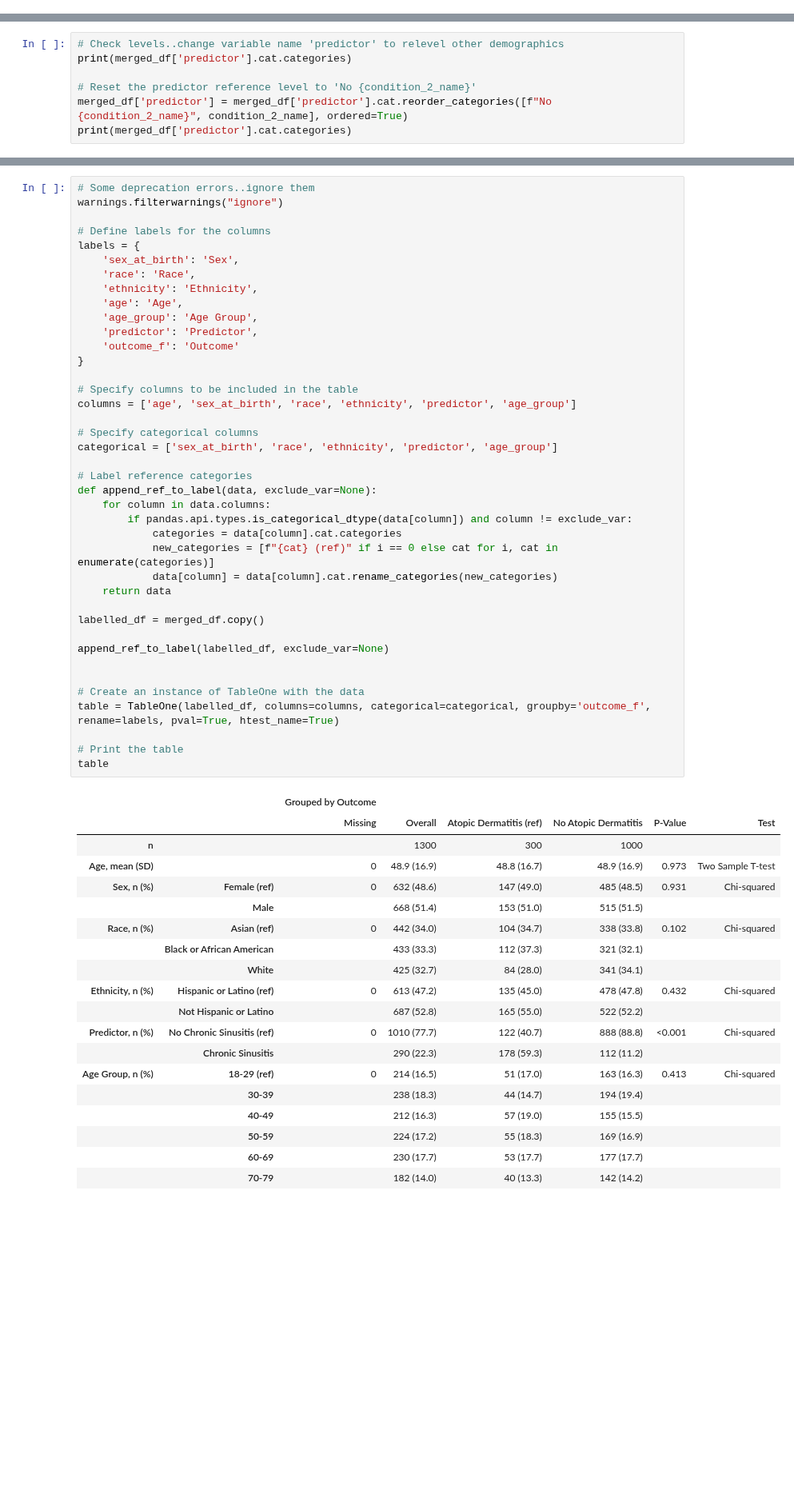
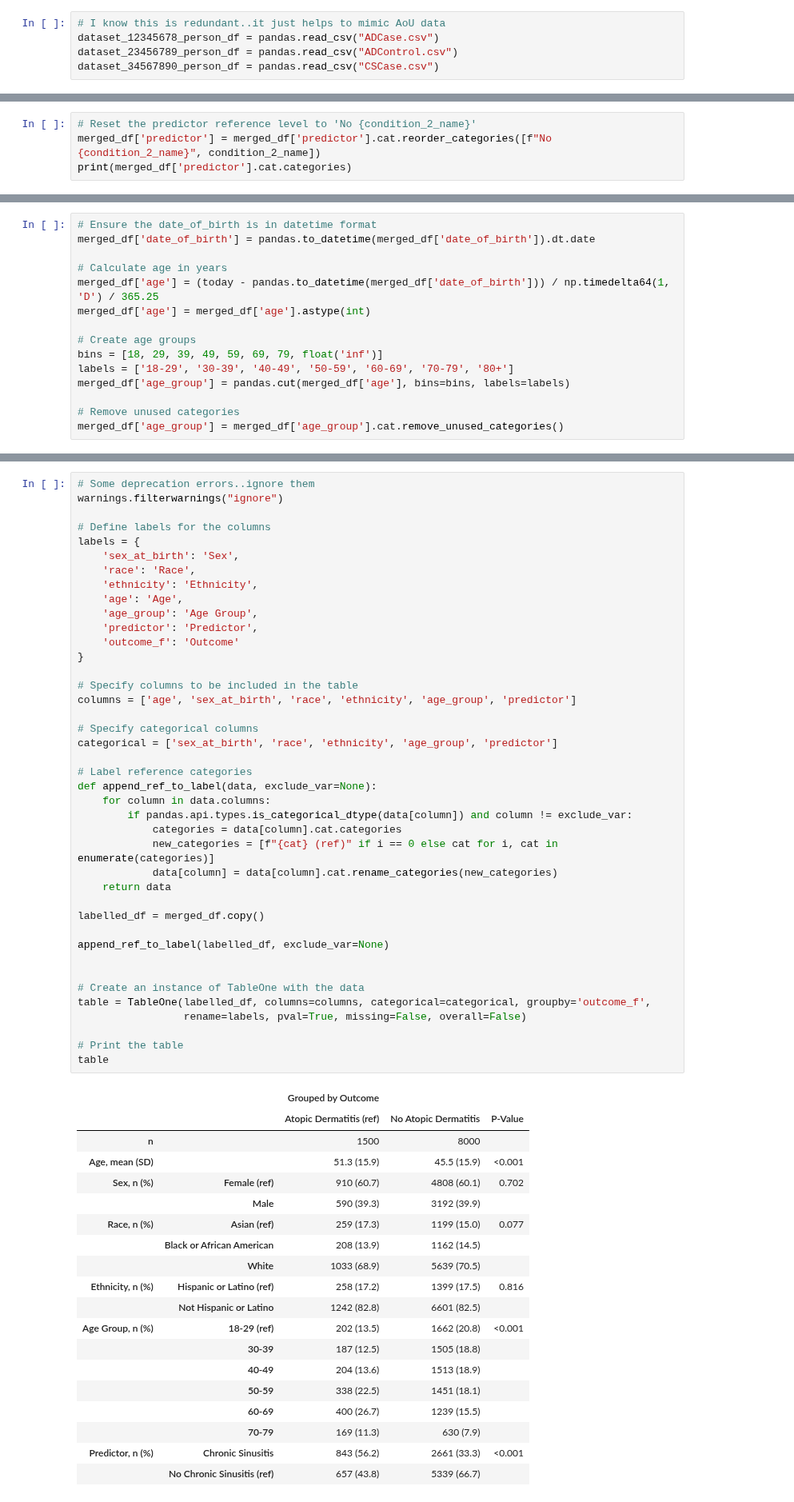
Before and after one commit to AlexisCenname/HSLSCodeTemplates, a Jupyter notebook: Python-Association-SyntheticData.ipynb, the cells around one changed output, grey strips where cells are left out. Shown at 80% size. Drawn from its saved outputs; the diff is of its cells as text; blank space fills up the shorter version.

```diff
--- a/Python-Association-SyntheticData.ipynb
+++ b/Python-Association-SyntheticData.ipynb
@@ -257 +198,6 @@ dataset_34567890_person_df = pandas.DataFrame({
+# %%
+# I know this is redundant..it just helps to mimic AoU data
+dataset_12345678_person_df = pandas.read_csv("ADCase.csv")
+dataset_23456789_person_df = pandas.read_csv("ADControl.csv")
+dataset_34567890_person_df = pandas.read_csv("CSCase.csv")
 # %% [markdown]
@@ -469,10 +419,7 @@ merged_df['outcome_f'] = merged_df['outcome_f'].astype('category')
 # %%
-# Check levels..change variable name 'predictor' to relevel other demographics
+# Reset the predictor reference level to 'No {condition_2_name}'
+merged_df['predictor'] = merged_df['predictor'].cat.reorder_categories([f"No {condition_2_name}", condition_2_name])
 print(merged_df['predictor'].cat.categories)
-
-# Reset the predictor reference level to 'No {condition_2_name}'
-merged_df['predictor'] = merged_df['predictor'].cat.reorder_categories([f"No {condition_2_name}", condition_2_name], ordered=True)
-print(merged_df['predictor'].cat.categories)
 # %% [output]
 Index(['Chronic Sinusitis', 'No Chronic Sinusitis'], dtype='object')
 Index(['No Chronic Sinusitis', 'Chronic Sinusitis'], dtype='object')
@@ -518 +453,16 @@ merged_df['age_group'] = merged_df['age_group'].cat.remove_unused_categories()
+# %%
+# Ensure the date_of_birth is in datetime format
+merged_df['date_of_birth'] = pandas.to_datetime(merged_df['date_of_birth']).dt.date
+
+# Calculate age in years
+merged_df['age'] = (today - pandas.to_datetime(merged_df['date_of_birth'])) / np.timedelta64(1, 'D') / 365.25
+merged_df['age'] = merged_df['age'].astype(int)
+
+# Create age groups
+bins = [18, 29, 39, 49, 59, 69, 79, float('inf')]
+labels = ['18-29', '30-39', '40-49', '50-59', '60-69', '70-79', '80+']
+merged_df['age_group'] = pandas.cut(merged_df['age'], bins=bins, labels=labels)
+
+# Remove unused categories
+merged_df['age_group'] = merged_df['age_group'].cat.remove_unused_categories()
 # %% [markdown]
@@ -572,52 +539,53 @@ labels = {
     'ethnicity': 'Ethnicity',
     'age': 'Age',
     'age_group': 'Age Group',
     'predictor': 'Predictor',
     'outcome_f': 'Outcome'
 }
 
 # Specify columns to be included in the table
-columns = ['age', 'sex_at_birth', 'race', 'ethnicity', 'predictor', 'age_group']
+columns = ['age', 'sex_at_birth', 'race', 'ethnicity', 'age_group', 'predictor']
 
 # Specify categorical columns
-categorical = ['sex_at_birth', 'race', 'ethnicity', 'predictor', 'age_group']
+categorical = ['sex_at_birth', 'race', 'ethnicity', 'age_group', 'predictor']
 
 # Label reference categories
 def append_ref_to_label(data, exclude_var=None):
     for column in data.columns:
         if pandas.api.types.is_categorical_dtype(data[column]) and column != exclude_var:
             categories = data[column].cat.categories
             new_categories = [f"{cat} (ref)" if i == 0 else cat for i, cat in enumerate(categories)]
             data[column] = data[column].cat.rename_categories(new_categories)
     return data
 
 labelled_df = merged_df.copy()
 
 append_ref_to_label(labelled_df, exclude_var=None)
 
 
 # Create an instance of TableOne with the data
-table = TableOne(labelled_df, columns=columns, categorical=categorical, groupby='outcome_f', rename=labels, pval=True, htest_name=True)
+table = TableOne(labelled_df, columns=columns, categorical=categorical, groupby='outcome_f',
+                 rename=labels, pval=True, missing=False, overall=False)
 
 # Print the table
 table
 # %% [output]
-|  |  | Grouped by Outcome |  |  |  |  |  |
-|  |  | Missing | Overall | Atopic Dermatitis (ref) | No Atopic Dermatitis | P-Value | Test |
-| n |  |  | 1300 | 300 | 1000 |  |  |
-| Age, mean (SD) |  | 0 | 48.9 (16.9) | 48.8 (16.7) | 48.9 (16.9) | 0.973 | Two Sample T-test |
-| Sex, n (%) | Female (ref) | 0 | 632 (48.6) | 147 (49.0) | 485 (48.5) | 0.931 | Chi-squared |
-|  | Male |  | 668 (51.4) | 153 (51.0) | 515 (51.5) |  |  |
-| Race, n (%) | Asian (ref) | 0 | 442 (34.0) | 104 (34.7) | 338 (33.8) | 0.102 | Chi-squared |
-|  | Black or African American |  | 433 (33.3) | 112 (37.3) | 321 (32.1) |  |  |
-|  | White |  | 425 (32.7) | 84 (28.0) | 341 (34.1) |  |  |
-| Ethnicity, n (%) | Hispanic or Latino (ref) | 0 | 613 (47.2) | 135 (45.0) | 478 (47.8) | 0.432 | Chi-squared |
-|  | Not Hispanic or Latino |  | 687 (52.8) | 165 (55.0) | 522 (52.2) |  |  |
-| Predictor, n (%) | No Chronic Sinusitis (ref) | 0 | 1010 (77.7) | 122 (40.7) | 888 (88.8) | <0.001 | Chi-squared |
-|  | Chronic Sinusitis |  | 290 (22.3) | 178 (59.3) | 112 (11.2) |  |  |
-| Age Group, n (%) | 18-29 (ref) | 0 | 214 (16.5) | 51 (17.0) | 163 (16.3) | 0.413 | Chi-squared |
-|  | 30-39 |  | 238 (18.3) | 44 (14.7) | 194 (19.4) |  |  |
-|  | 40-49 |  | 212 (16.3) | 57 (19.0) | 155 (15.5) |  |  |
-|  | 50-59 |  | 224 (17.2) | 55 (18.3) | 169 (16.9) |  |  |
-|  | 60-69 |  | 230 (17.7) | 53 (17.7) | 177 (17.7) |  |  |
-|  | 70-79 |  | 182 (14.0) | 40 (13.3) | 142 (14.2) |  |  |
+|  |  | Grouped by Outcome |  |  |
+|  |  | Atopic Dermatitis (ref) | No Atopic Dermatitis | P-Value |
+| n |  | 1500 | 8000 |  |
+| Age, mean (SD) |  | 51.3 (15.9) | 45.5 (15.9) | <0.001 |
+| Sex, n (%) | Female (ref) | 910 (60.7) | 4808 (60.1) | 0.702 |
+|  | Male | 590 (39.3) | 3192 (39.9) |  |
+| Race, n (%) | Asian (ref) | 259 (17.3) | 1199 (15.0) | 0.077 |
+|  | Black or African American | 208 (13.9) | 1162 (14.5) |  |
+|  | White | 1033 (68.9) | 5639 (70.5) |  |
+| Ethnicity, n (%) | Hispanic or Latino (ref) | 258 (17.2) | 1399 (17.5) | 0.816 |
+|  | Not Hispanic or Latino | 1242 (82.8) | 6601 (82.5) |  |
+| Age Group, n (%) | 18-29 (ref) | 202 (13.5) | 1662 (20.8) | <0.001 |
+|  | 30-39 | 187 (12.5) | 1505 (18.8) |  |
+|  | 40-49 | 204 (13.6) | 1513 (18.9) |  |
+|  | 50-59 | 338 (22.5) | 1451 (18.1) |  |
+|  | 60-69 | 400 (26.7) | 1239 (15.5) |  |
+|  | 70-79 | 169 (11.3) | 630 (7.9) |  |
+| Predictor, n (%) | Chronic Sinusitis | 843 (56.2) | 2661 (33.3) | <0.001 |
+|  | No Chronic Sinusitis (ref) | 657 (43.8) | 5339 (66.7) |  |
```
Also changed, not shown: parts of 65 cells of this notebook.
